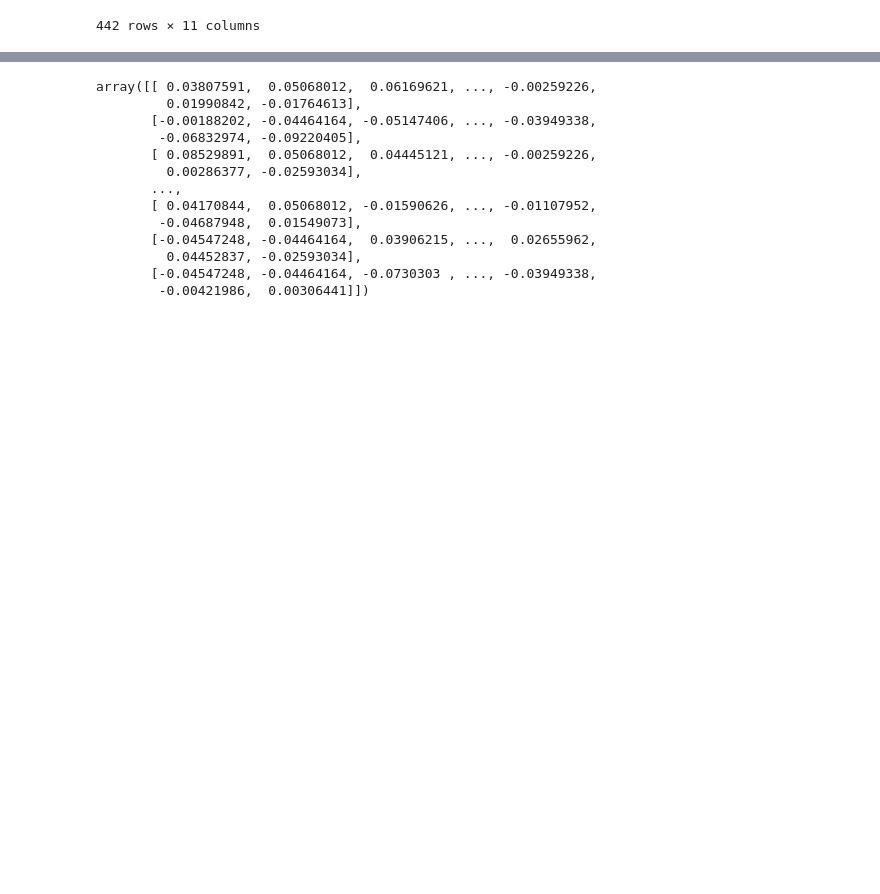
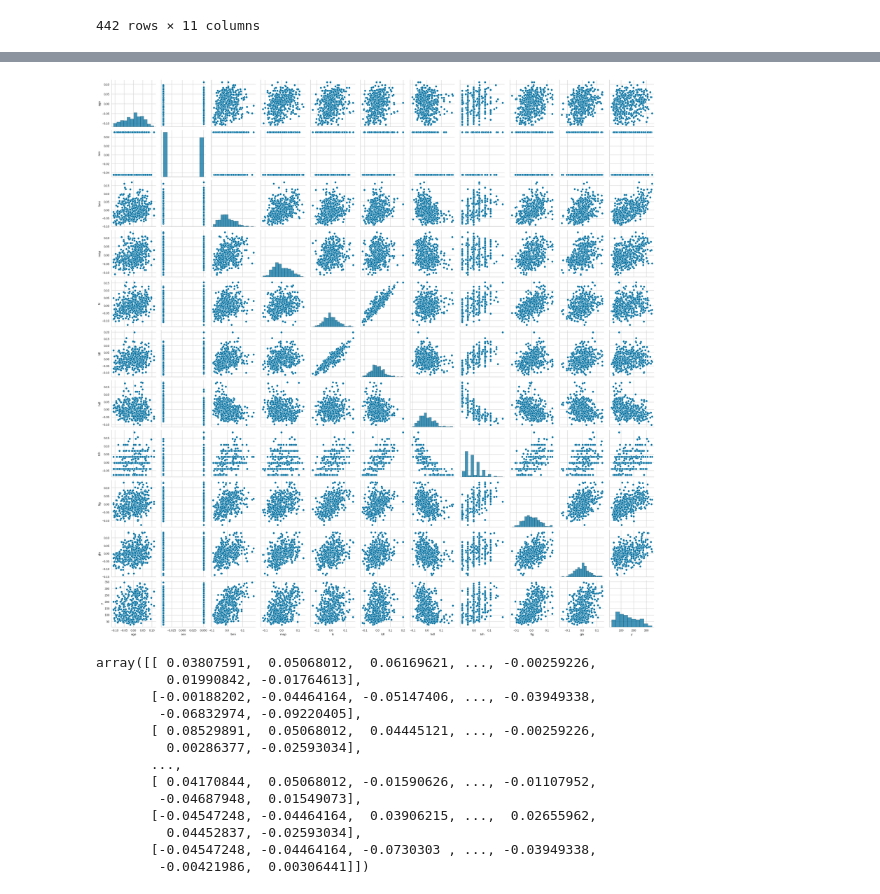
Before and after one commit to cantaruttim/Diabetes, a Jupyter notebook: Diabetes.ipynb, the cells around one changed output, grey strips where cells are left out. Saved outputs shown, nothing was run; the diff lists cells and outputs as text; code cells hidden in the pictures; blank space fills up the shorter version.

```diff
--- a/Diabetes.ipynb
+++ b/Diabetes.ipynb
@@ -27,3 +46,7 @@ dataset
+# %%
+sns.pairplot(dataset);
+# %% [output]
+[figure, added]
 # %%
 X = dataset.iloc[:, 0:10].values
 X
```
Also changed, not shown: parts of 3 cells of this notebook.
